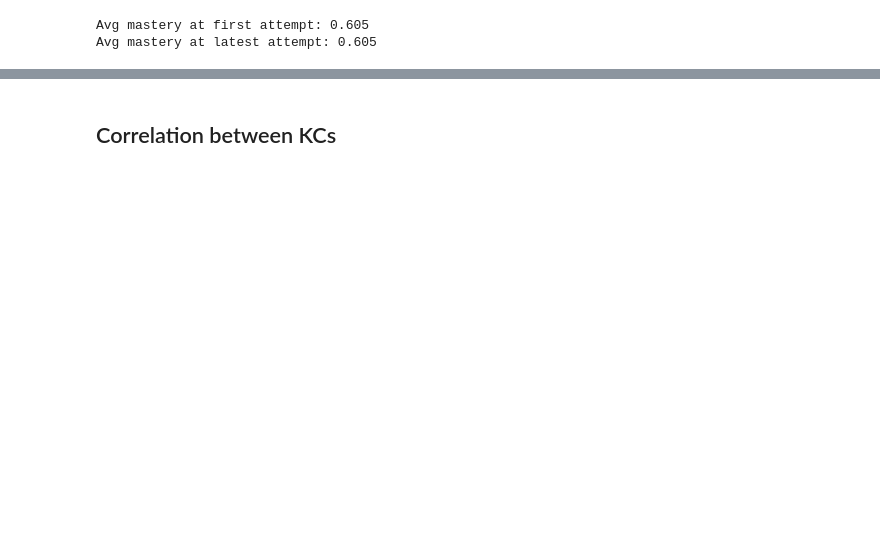
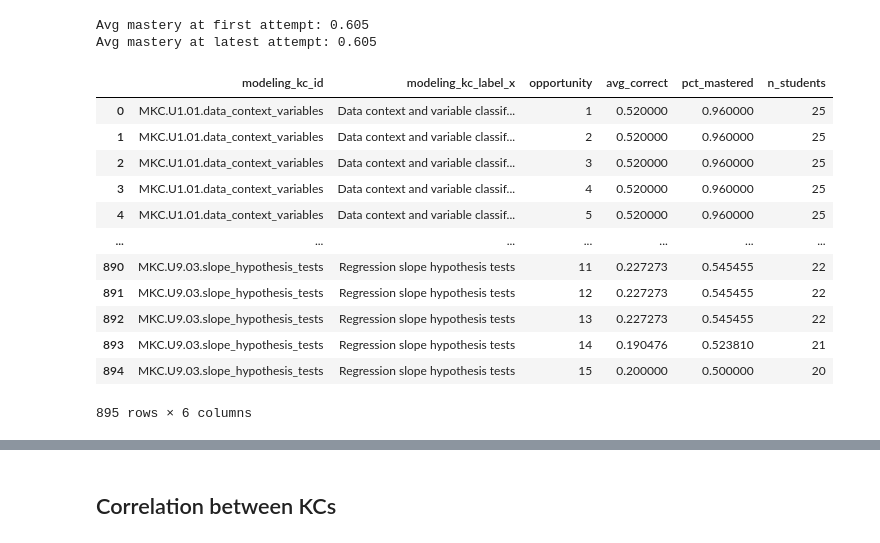
Before and after one commit to mailysg8/ai-student-progress-tracker, a Jupyter notebook: notebooks/class_overview.ipynb, the cells around one changed output, grey strips where cells are left out. Saved outputs shown, nothing was run; the diff lists cells and outputs as text; code cells hidden in the pictures; blank space fills up the shorter version.

Commit message:
Add opportunity visualisations (heatmap + list), make edits to unit and kc visualisations

```diff
--- a/notebooks/class_overview.ipynb
+++ b/notebooks/class_overview.ipynb
@@ -228,0 +237,34 @@ Avg mastery at latest attempt: 0.605
+# %%
+df_sorted = mkc_data.sort_values(['student_id', 'modeling_kc_id', 'order_id'])
+
+df_sorted['opportunity'] = (
+    df_sorted
+    .groupby(['student_id', 'modeling_kc_id'])
+    .cumcount() + 1
+)
+
+learning_curve = (
+    df_sorted
+    .groupby(['modeling_kc_id', 'modeling_kc_label_x', 'opportunity'])
+    .agg(
+        avg_correct=('correct', 'mean'),
+        pct_mastered=('state_predictions', lambda x: (x >= threshold).mean()),
+        n_students=('student_id', 'nunique')
+    )
+    .reset_index()
+)
+learning_curve
+# %% [output]
+|  | modeling_kc_id | modeling_kc_label_x | opportunity | avg_correct | pct_mastered | n_students |
+| 0 | MKC.U1.01.data_context_variables | Data context and variable classif... | 1 | 0.520000 | 0.960000 | 25 |
+| 1 | MKC.U1.01.data_context_variables | Data context and variable classif... | 2 | 0.520000 | 0.960000 | 25 |
+| 2 | MKC.U1.01.data_context_variables | Data context and variable classif... | 3 | 0.520000 | 0.960000 | 25 |
+| 3 | MKC.U1.01.data_context_variables | Data context and variable classif... | 4 | 0.520000 | 0.960000 | 25 |
+| 4 | MKC.U1.01.data_context_variables | Data context and variable classif... | 5 | 0.520000 | 0.960000 | 25 |
+| ... | ... | ... | ... | ... | ... | ... |
+| 890 | MKC.U9.03.slope_hypothesis_tests | Regression slope hypothesis tests | 11 | 0.227273 | 0.545455 | 22 |
+| 891 | MKC.U9.03.slope_hypothesis_tests | Regression slope hypothesis tests | 12 | 0.227273 | 0.545455 | 22 |
+| 892 | MKC.U9.03.slope_hypothesis_tests | Regression slope hypothesis tests | 13 | 0.227273 | 0.545455 | 22 |
+| 893 | MKC.U9.03.slope_hypothesis_tests | Regression slope hypothesis tests | 14 | 0.190476 | 0.523810 | 21 |
+| 894 | MKC.U9.03.slope_hypothesis_tests | Regression slope hypothesis tests | 15 | 0.200000 | 0.500000 | 20 |
+895 rows × 6 columns
```
Also changed, not shown: parts of 8 cells of this notebook, 4 other files.
